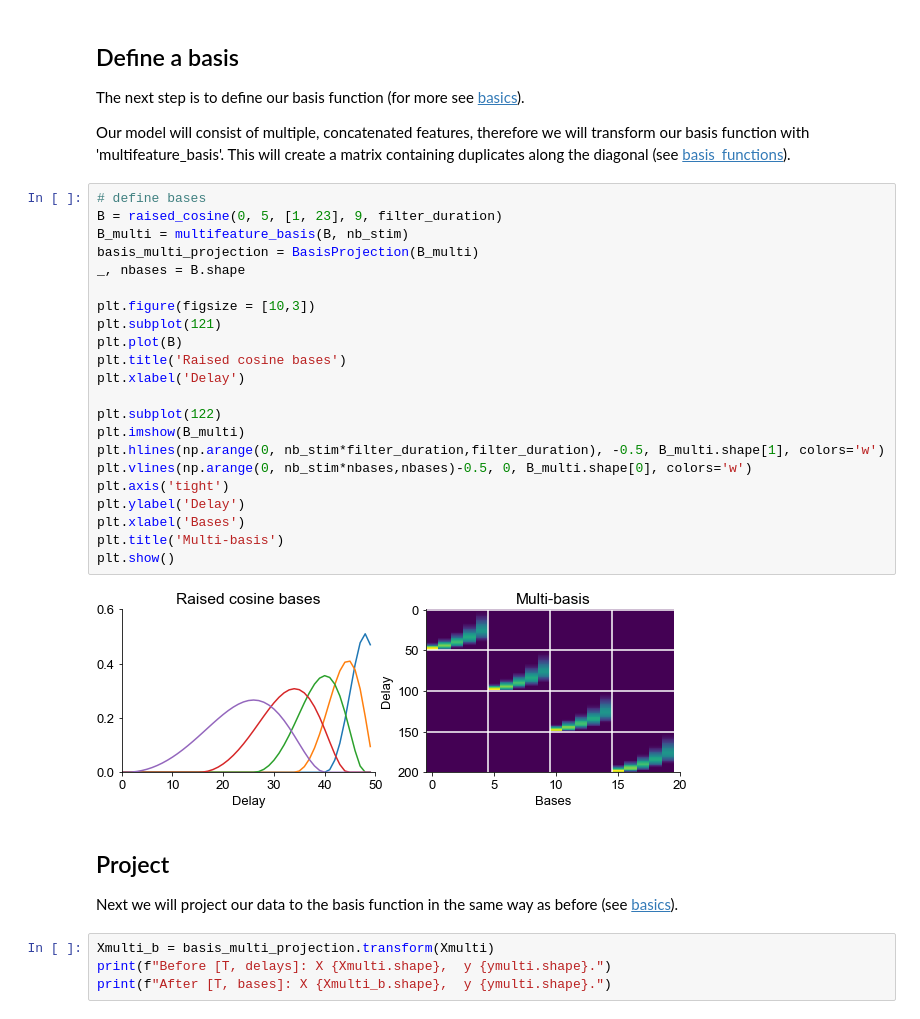
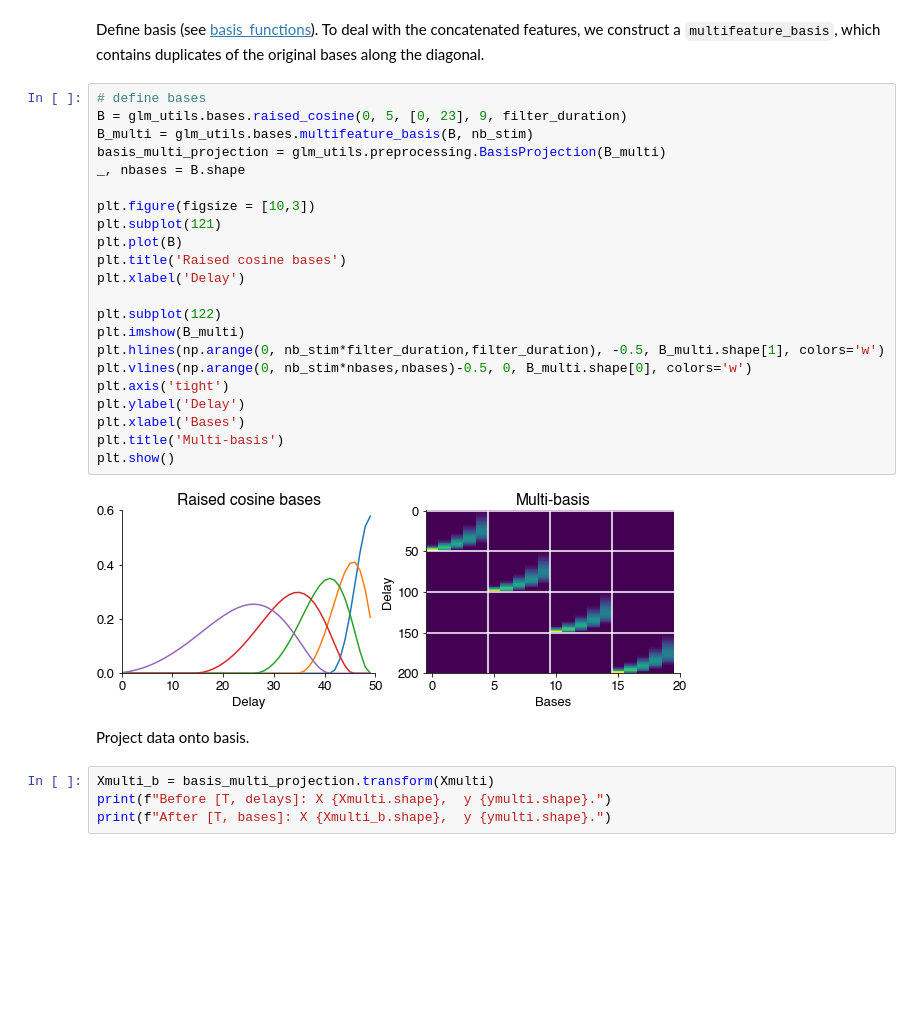
Before and after one commit to janclemenslab/glm_utils, a Jupyter notebook: demo/multiple_inputs.ipynb, the cells around one changed output. Cells and saved outputs as stored; diff of their text form; blank space fills up the shorter version.

```diff
--- a/demo/multiple_inputs.ipynb
+++ b/demo/multiple_inputs.ipynb
@@ -56,40 +52,35 @@ Xmulti, ymulti = time_delay_embedding(x, y, window_size=filter_duration, flatten
 print(f"Xmulti: {Xmulti.shape}, ymulti: {ymulti.shape}")
 # %% [output]
 Xmulti: (99950, 200), ymulti: (99950,)
-# %% [markdown]
-## Define a basis
-
-The next step is to define our basis function (for more see [basics](basics.ipynb)).
-
-Our model will consist of multiple, concatenated features, therefore we will transform our basis function with 'multifeature_basis'. This will create a matrix containing duplicates along the diagonal (see [basis_functions](basis_functions.ipynb)).
+# %% [markdown]
+Define basis (see [basis_functions](basis_functions.ipynb)).
+To deal with the concatenated features, we construct a `multifeature_basis`, which contains duplicates of the original bases along the diagonal.
 # %%
 # define bases
-B = raised_cosine(0, 5, [1, 23], 9, filter_duration)
-B_multi = multifeature_basis(B, nb_stim)
-basis_multi_projection = BasisProjection(B_multi)
+B = glm_utils.bases.raised_cosine(0, 5, [0, 23], 9, filter_duration)
+B_multi = glm_utils.bases.multifeature_basis(B, nb_stim)
+basis_multi_projection = glm_utils.preprocessing.BasisProjection(B_multi)
 _, nbases = B.shape
 
 plt.figure(figsize = [10,3])
 plt.subplot(121)
 plt.plot(B)
 plt.title('Raised cosine bases')
 plt.xlabel('Delay')
 
 plt.subplot(122)
 plt.imshow(B_multi)
 plt.hlines(np.arange(0, nb_stim*filter_duration,filter_duration), -0.5, B_multi.shape[1], colors='w')
 plt.vlines(np.arange(0, nb_stim*nbases,nbases)-0.5, 0, B_multi.shape[0], colors='w')
 plt.axis('tight')
 plt.ylabel('Delay')
 plt.xlabel('Bases')
 plt.title('Multi-basis')
 plt.show()
 # %% [output]
-[figure, old version]
+[figure, new version]
-# %% [markdown]
-## Project
-
-Next we will project our data to the basis function in the same way as before (see [basics](basics.ipynb)).
+# %% [markdown]
+Project data onto basis.
 # %%
 Xmulti_b = basis_multi_projection.transform(Xmulti)
 print(f"Before [T, delays]: X {Xmulti.shape},  y {ymulti.shape}.")
```
Also changed, not shown: parts of 30 cells of this notebook.
